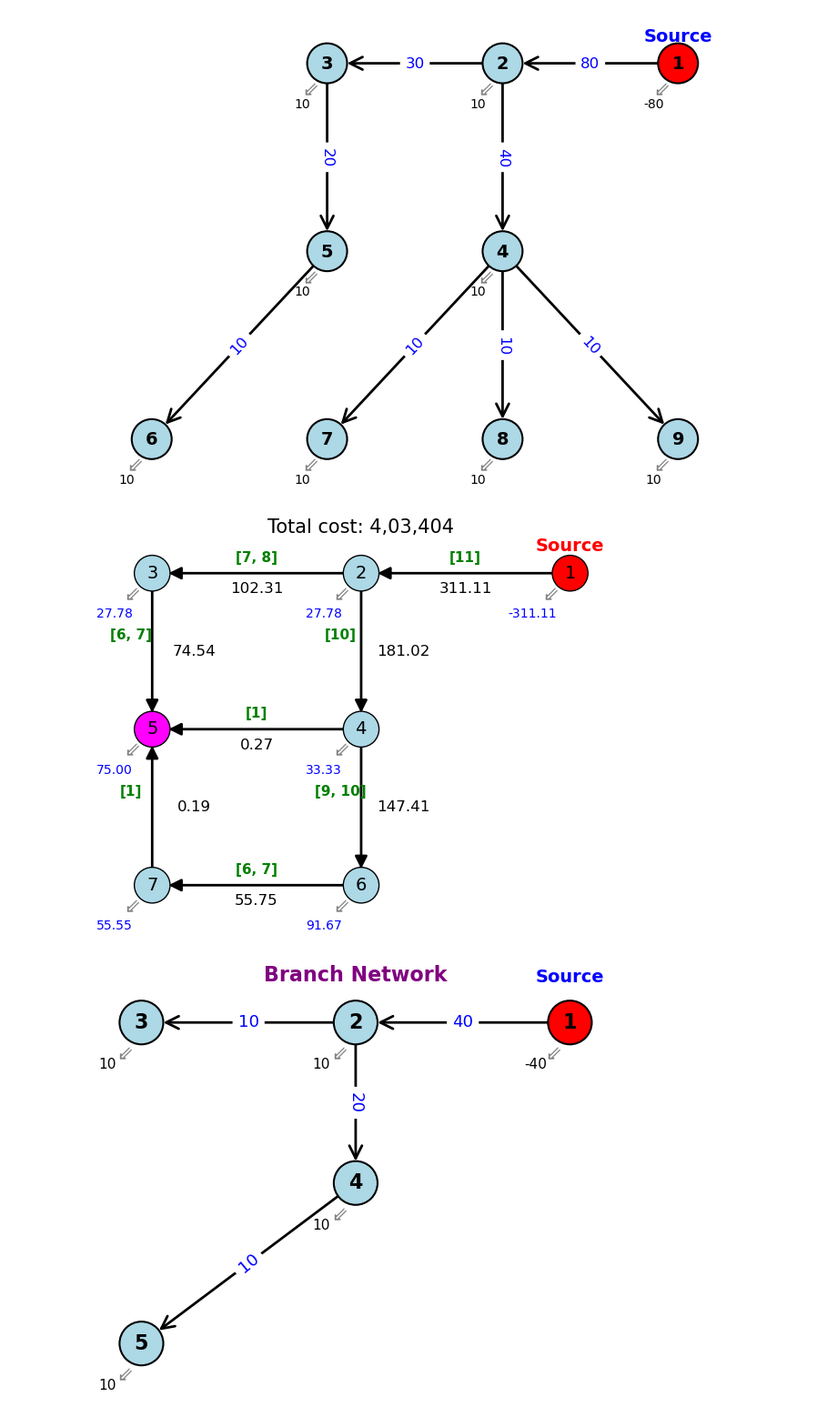
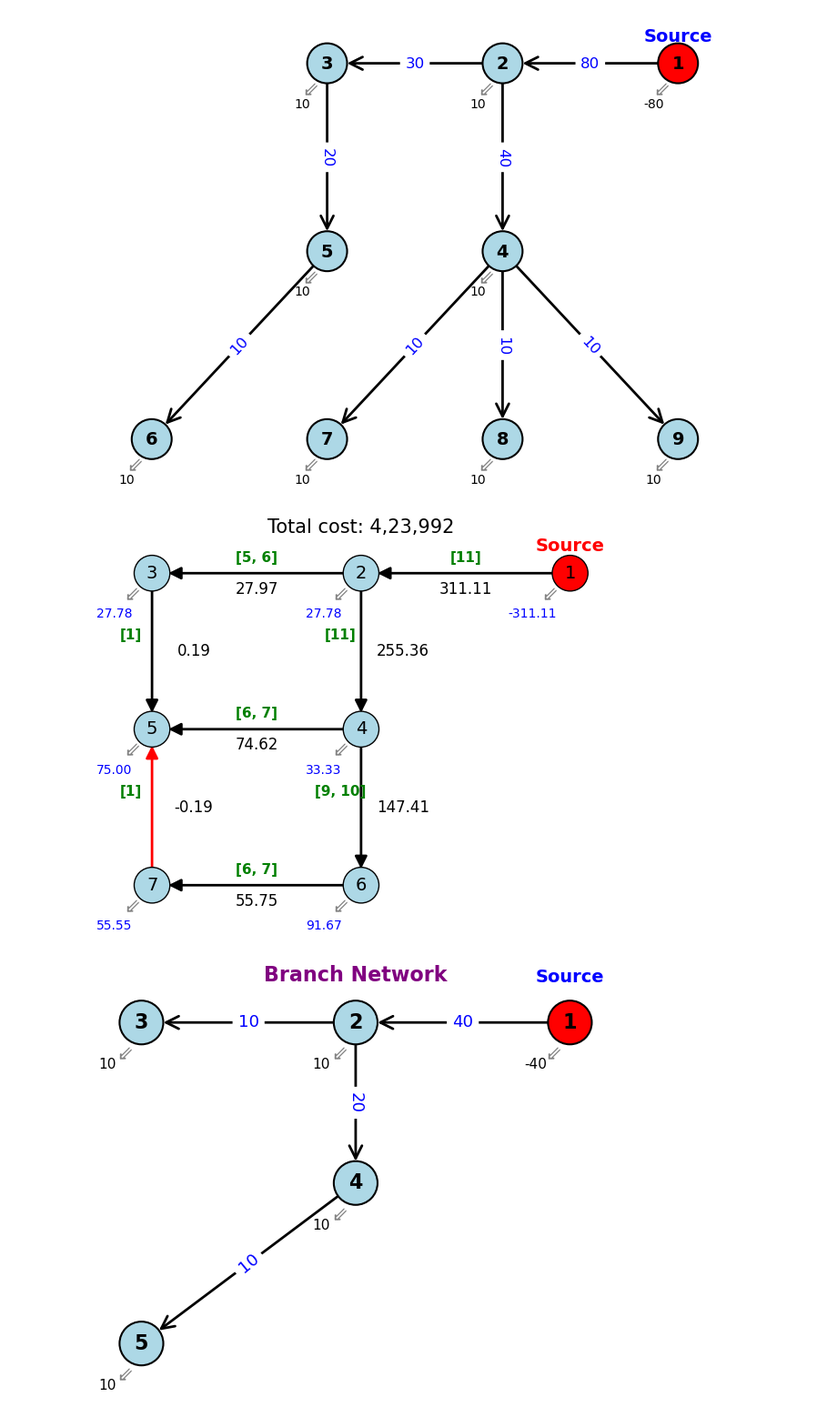
Before and after one commit to nitish-dumoliya/waterNetwork, a Jupyter notebook: model/visualization.ipynb, the cells around one changed output. Shown at 91% size. Cells and saved outputs as stored; diff of their text form; code cells hidden in the pictures.

```diff
--- a/model/visualization.ipynb
+++ b/model/visualization.ipynb
@@ -871,29 +882,90 @@ demand = {
 }
 
 # Edge list for one graph
-edges1 = [
+edges1_ = [
     (1, 2, {'flow': -311.11, 'cost': 311.11, 'path': [11]}),
-    (2, 3, {'flow': 27.78, 'cost': 102.31, 'path': [7, 8]}),
+    (2, 3, {'f low': 27.78, 'cost': 102.31, 'path': [7, 8]}),
     (2, 4, {'flow': 27.78, 'cost': 181.02, 'path': [10]}),
     (3, 5, {'flow': 27.78, 'cost': 74.54, 'path': [6, 7]}),
     (4, 5, {'flow': 33.33, 'cost': 0.27, 'path': [1]}),
-    (7, 5, {'flow': 75.00, 'cost': 0.19, 'path': [1]}),
+    (7, 5, {'flow': 75.00, 'cost': -0.19, 'path': [1]}),
     (4, 6, {'flow': 91.67, 'cost': 147.41, 'path': [9, 10]}),
     (6, 7, {'flow': 55.75, 'cost': 55.75, 'path': [6, 7]}),
 ]
 
+edges1 = [
+    (1, 2, {'flow': -311.11, 'cost': 311.11, 'path': [11]}),
+    (2, 3, {'f low': 27.78, 'cost': 27.97, 'path': [5, 6]}),
+    (2, 4, {'flow': 27.78, 'cost': 255.36, 'path': [11]}),
+    (3, 5, {'flow': 27.78, 'cost': 0.19, 'path': [1]}),
+    (4, 5, {'flow': 33.33, 'cost': 74.62, 'path': [6,7]}),
+    (7, 5, {'flow': 75.00, 'cost': -0.19, 'path': [1]}),
+    (4, 6, {'flow': 91.67, 'cost': 147.41, 'path': [9, 10]}),
+    (6, 7, {'flow': 55.75, 'cost': 55.75, 'path': [6, 7]}),
+]
 
 # Edges for Graph
-edges2 = [
+edges3 = [
     (1, 2, {'flow': -311.11, 'cost': 311.11, 'path': [11]}),
     (2, 3, {'flow': 27.78, 'cost': 158.04, 'path': [9]}),
     (2, 4, {'flow': 27.78, 'cost': 125.29, 'path': [9]}),
     (3, 5, {'flow': 27.78, 'cost': 130.27, 'path': [9]}),
     (4, 5, {'flow': 33.33, 'cost': 0.16, 'path': [1]}),
-    (5, 7, {'flow': 75.00, 'cost': -55.42, 'path': [7, 8]}),
+    (5, 7, {'flow': 75.00, 'cost': 55.42, 'path': [7, 8]}),
     (4, 6, {'flow': 91.67, 'cost': 91.80, 'path': [8, 9]}),
     (6, 7, {'flow': 0.13, 'cost': 0.13, 'path': [1]}),
 ]
+
+# q[1,2]*1000 = 311.09
+
+# q[2,3]*1000 = 27.6732
+
+# q[2,4]*1000 = 255.647
+
+# q[4,5]*1000 = 130.514
+
+# q[4,6]*1000 = 91.8023
+
+# q[6,7]*1000 = 0.132339
+
+# q[3,5]*1000 = -0.0967764
+
+# q[5,7]*1000 = 55.4177
+
+# edges1 = [
+#     (1, 2, {'flow': -311.11, 'cost': 311.11, 'path': [11]}),
+#     (2, 3, {'flow': 27.78, 'cost': 27.68, 'path': [9]}),
+#     (2, 4, {'flow': 27.78, 'cost': 255.64, 'path': [9]}),
+#     (5, 3, {'flow': 27.78, 'cost': -0.097, 'path': [9]}),
+#     (4, 5, {'flow': 33.33, 'cost': 130.51, 'path': [1]}),
+#     (5, 7, {'flow': 75.00, 'cost': 55.42, 'path': [7, 8]}),
+#     (4, 6, {'flow': 91.67, 'cost': 91.80, 'path': [8, 9]}),
+#     (6, 7, {'flow': 0.13, 'cost': 0.13, 'path': [1]}),
+# ]
+
+# edges1 = [
+#     (1, 2, {'flow': -311.11, 'cost': 311.11, 'path': [11]}),
+#     (2, 3, {'flow': 27.78, 'cost': 143.6, 'path': [9]}),
+#     (2, 4, {'flow': 27.78, 'cost': 139.72, 'path': [9]}),
+#     (3, 5, {'flow': 27.78, 'cost': 115.83, 'path': [9]}),
+#     (5, 4, {'flow': 33.33, 'cost': -1.25e-11, 'path': [1]}),
+#     (5, 7, {'flow': 75.00, 'cost': 40.83, 'path': [7, 8]}),
+#     (4, 6, {'flow': 91.67, 'cost': 106.39, 'path': [8, 9]}),
+#     (6, 7, {'flow': 0.13, 'cost': 14.72, 'path': [1]}),
+# ]
+
+# edges1 = [
+#     (1, 2, {'flow': -311.11, 'cost': 311.11, 'path': [11]}),
+#     (2, 3, {'flow': 27.78, 'cost': 136.50, 'path': [9]}),
+#     (2, 4, {'flow': 27.78, 'cost': 146.82, 'path': [9]}),
+#     (3, 5, {'flow': 27.78, 'cost': 115.83, 'path': [9]}),
+#     (4, 5, {'flow': 33.33, 'cost': 21.82, 'path': [1]}),
+#     (5, 7, {'flow': 75.00, 'cost': 55.55, 'path': [7, 8]}),
+#     (4, 6, {'flow': 91.67, 'cost': 91.67, 'path': [8, 9]}),
+#     (7, 6, {'flow': 0.13, 'cost': -7.61986e-12, 'path': [1]}),
+# ]
+
+
 
 # Create graph
 G = nx.DiGraph()
@@ -907,16 +979,17 @@ node_colors = []
 for n in G.nodes():
     if n == 1:
         node_colors.append('red')
-    elif n in [5]:
-        node_colors.append('magenta')
+    elif n in [5,7]:
+        node_colors.append('lightblue')
     else:
         node_colors.append('lightblue')
 
 # Set edge colors
 edge_colors = []
 for u, v in G.edges():
-    if (u, v) in [(1, 2), (2, 3), (2, 4)]:
-        edge_colors.append('black')
+    # if (u, v) in [(1, 2), (2, 3), (2, 4)]:
+    if (u, v) in [(7, 5)]:
+        edge_colors.append('red')
     else:
         edge_colors.append('black')
 
@@ -952,7 +1025,7 @@ for u, v, d in G.edges(data=True):
     elif dy == 0:
         offset_x, offset_y = 0, -0.05
     else:
-        offset_x, offset_y = -0.1, -0.05
+        offset_x, offset_y = -0.1, - 0.05
 
     ax.text(xm + offset_x, ym + offset_y, f"{d['cost']:.2f}", fontsize=12, color='black', ha='center', va='center')
 
@@ -993,37 +1066,42 @@ for u, v, d in G.edges(data=True):
     dy = y1 - y0
 
     if dx == 0:  # vertical
         offset_x, offset_y = -0.05, 0.05
     elif dy == 0:  # horizontal
         offset_x, offset_y = 0, 0.05
     else:  # diagonal
         offset_x, offset_y = 0.05, 0.05
 
     ax.text(
         xm + offset_x, ym + offset_y,
         f"{d['path']}",
         fontsize=11,
         color='green',
         ha='center',
         va='center',
         fontweight='bold'
     )
 
 # Label node 1 as "Source" above it
 x1, y1 = pos[1]
 ax.text(x1, y1 + 0.07, "Source", fontsize=14, color='red', fontweight='bold', ha='center')
 
 # Set title below the plot
 fig.suptitle("", fontsize=15)
-ax.set_title("Total cost: 4,03,404", fontsize=15)
-# ax.set_title("Total cost: 4,17,194", fontsize=15)
+# ax.set_title("Total cost: 4,03,404", fontsize=15)
+ax.set_title("Total cost: 4,23,992", fontsize=15)
+
+# ax.set_title("Total cost: 4,17,194", fontsize=15) #433714.9386691834
+# ax.set_title("Total cost: 4,33,715", fontsize=15) #  459972.16977101436
+# ax.set_title("Total cost: 4,59,973", fontsize=15) #  459972.16977101436 465020.22873645317
+# ax.set_title("Total cost: 4,65,020", fontsize=15) #  459972.16977101436 465020.22873645317
 
 ax.axis('off')
 plt.tight_layout()
-plt.savefig("shamir2.png", dpi=300, bbox_inches='tight')
+plt.savefig("shamir_solution2.png", dpi=300, bbox_inches='tight')
 plt.show()
 # %% [output]
-[figure, old version]
+[figure, new version]
 # %%
 import networkx as nx
 import matplotlib.pyplot as plt
```
Also changed, not shown: parts of 1 cell of this notebook.
